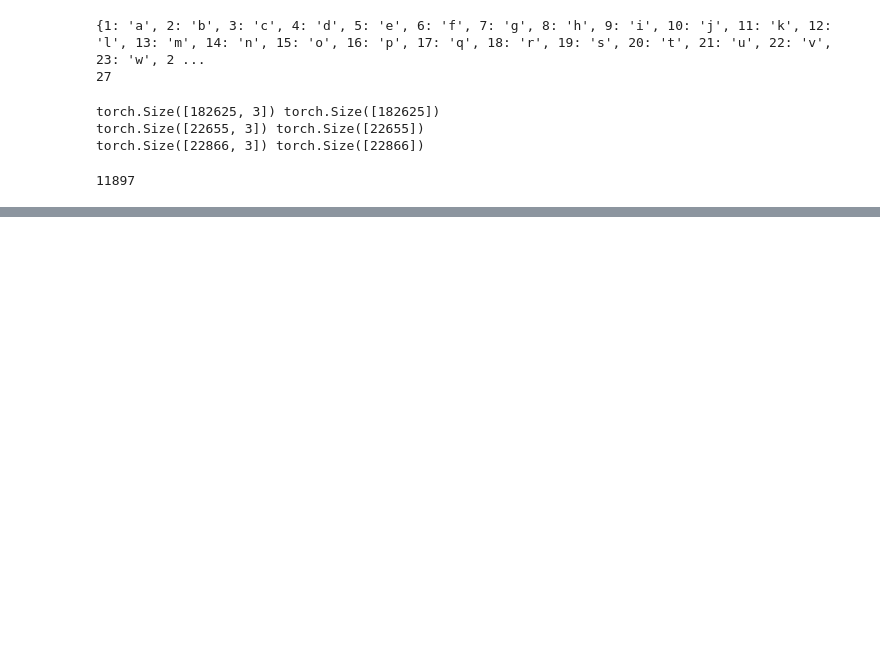
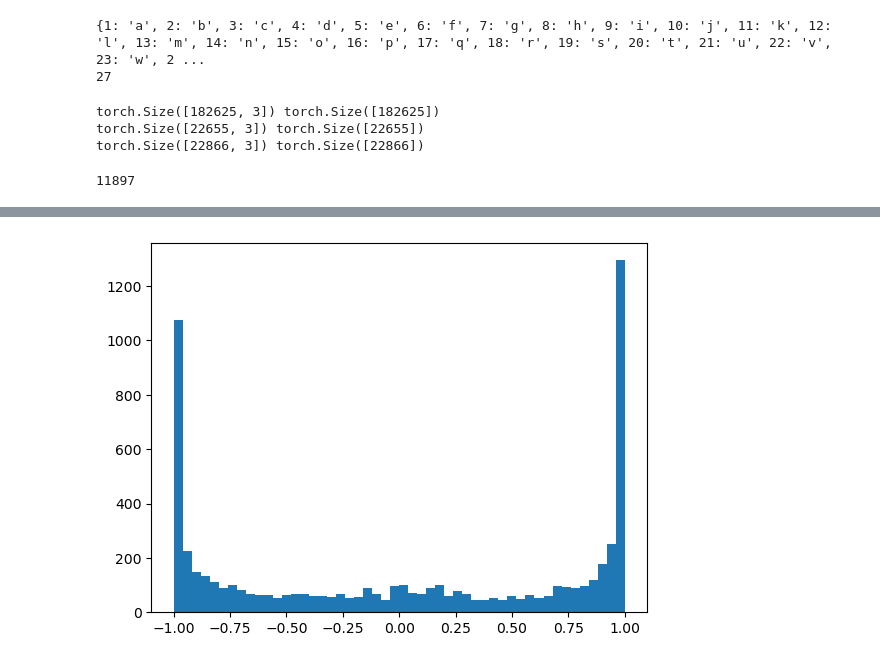
Before and after one commit to Nazym-MU/neural-nets-intro, a Jupyter notebook: makemore (lecture 4).ipynb, the cells around one changed output, grey strips where cells are left out. Saved outputs shown, nothing was run; the diff lists cells and outputs as text; code cells hidden in the pictures; blank space fills up the shorter version.

```diff
--- a/makemore (lecture 4).ipynb
+++ b/makemore (lecture 4).ipynb
@@ -118,0 +211,5 @@ for i in range(max_steps):
+# %%
+plt.hist(h.view(-1).tolist(), 50);
+# much better historgram and smaller amount of saturated neurons
+# %% [output]
+[figure, added]
```
Also changed, not shown: parts of 17 cells of this notebook.
